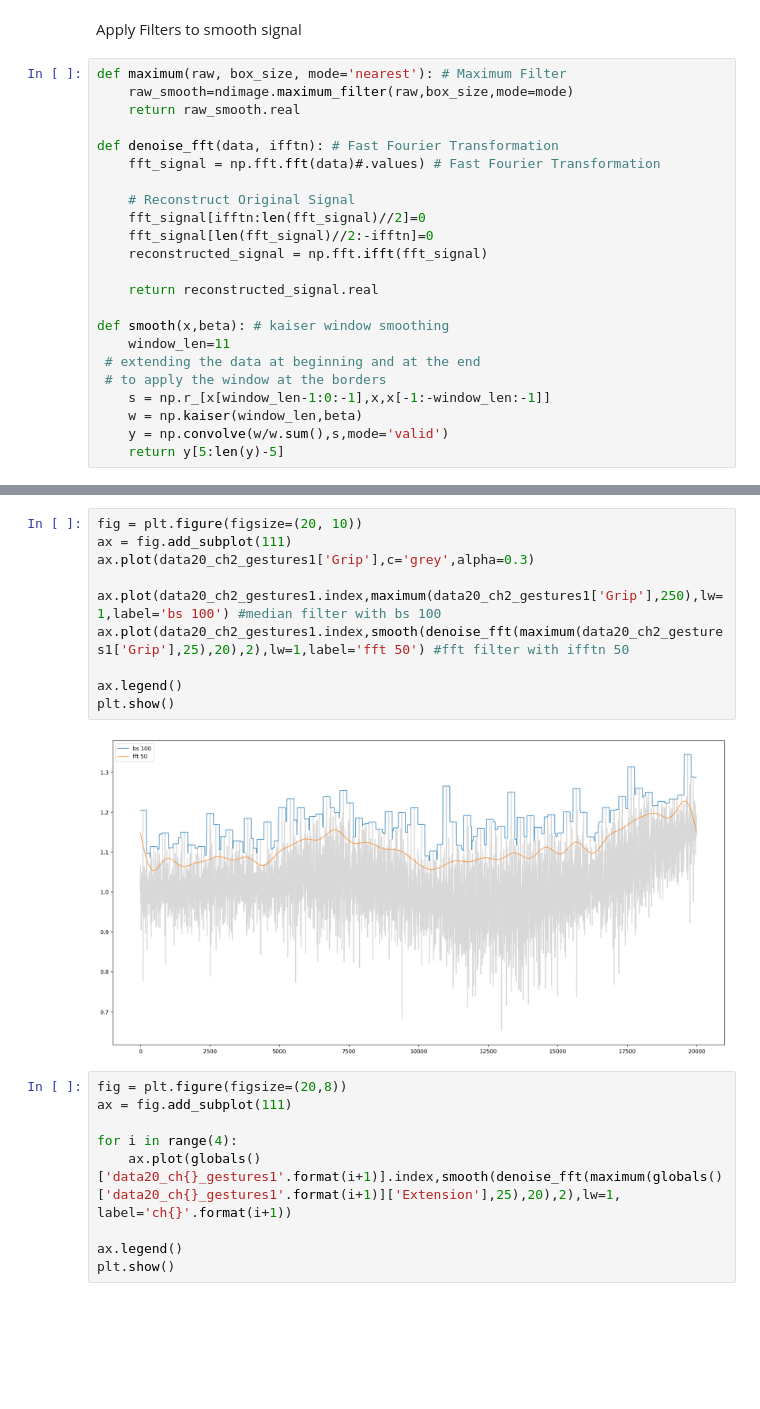
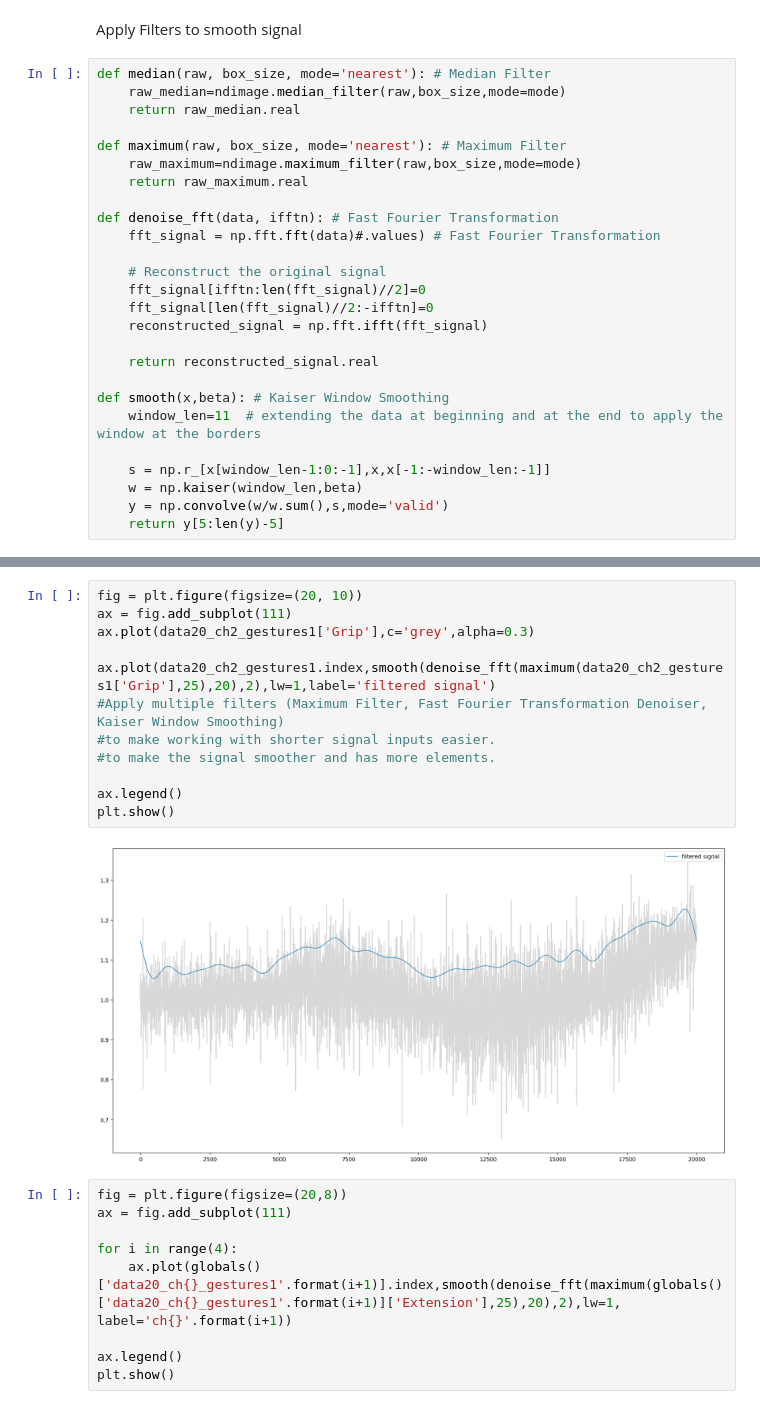
Before and after one commit to greedypelican/EMG_data_analysis, a Jupyter notebook: data_visualization_filterd.ipynb, the cells around one changed output, grey strips where cells are left out. Drawn from its saved outputs; the diff is of its cells as text; blank space fills up the shorter version.

```diff
--- a/data_visualization_filterd.ipynb
+++ b/data_visualization_filterd.ipynb
@@ -39,24 +39,27 @@ for i in range(40): #data1 to data40
 # %% [markdown]
 Apply Filters to smooth signal
 # %%
+def median(raw, box_size, mode='nearest'): # Median Filter
+    raw_median=ndimage.median_filter(raw,box_size,mode=mode)
+    return raw_median.real
+
 def maximum(raw, box_size, mode='nearest'): # Maximum Filter
-    raw_smooth=ndimage.maximum_filter(raw,box_size,mode=mode)
-    return raw_smooth.real
+    raw_maximum=ndimage.maximum_filter(raw,box_size,mode=mode)
+    return raw_maximum.real
 
 def denoise_fft(data, ifftn): # Fast Fourier Transformation
     fft_signal = np.fft.fft(data)#.values) # Fast Fourier Transformation
 
-    # Reconstruct Original Signal
+    # Reconstruct the original signal
     fft_signal[ifftn:len(fft_signal)//2]=0
     fft_signal[len(fft_signal)//2:-ifftn]=0
     reconstructed_signal = np.fft.ifft(fft_signal)
 
     return reconstructed_signal.real
 
-def smooth(x,beta): # kaiser window smoothing
-    window_len=11
- # extending the data at beginning and at the end
- # to apply the window at the borders
+def smooth(x,beta): # Kaiser Window Smoothing
+    window_len=11  # extending the data at beginning and at the end to apply the window at the borders
+
     s = np.r_[x[window_len-1:0:-1],x,x[-1:-window_len:-1]]
     w = np.kaiser(window_len,beta)
     y = np.convolve(w/w.sum(),s,mode='valid')
@@ -77,15 +96,17 @@ plt.show()
 # %%
 fig = plt.figure(figsize=(20, 10))
 ax = fig.add_subplot(111)
 ax.plot(data20_ch2_gestures1['Grip'],c='grey',alpha=0.3)
 
-ax.plot(data20_ch2_gestures1.index,maximum(data20_ch2_gestures1['Grip'],250),lw=1,label='bs 100') #median filter with bs 100
-ax.plot(data20_ch2_gestures1.index,smooth(denoise_fft(maximum(data20_ch2_gestures1['Grip'],25),20),2),lw=1,label='fft 50') #fft filter with ifftn 50
+ax.plot(data20_ch2_gestures1.index,smooth(denoise_fft(maximum(data20_ch2_gestures1['Grip'],25),20),2),lw=1,label='filtered signal')
+#Apply multiple filters (Maximum Filter, Fast Fourier Transformation Denoiser, Kaiser Window Smoothing)
+#to make working with shorter signal inputs easier.
+#to make the signal smoother and has more elements.
 
 ax.legend()
 plt.show()
 # %% [output]
-[figure, old version]
+[figure, new version]
 # %%
 fig = plt.figure(figsize=(20,8))
 ax = fig.add_subplot(111)
```
Also changed, not shown: parts of 6 cells of this notebook.
